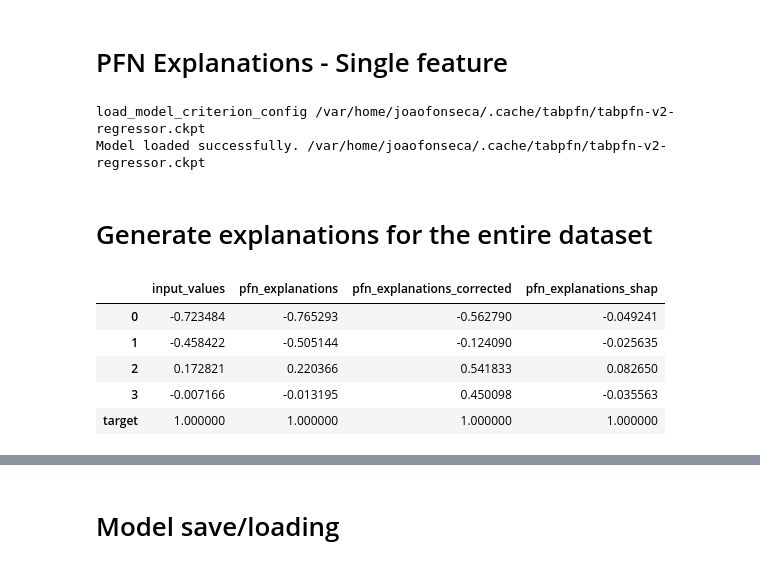
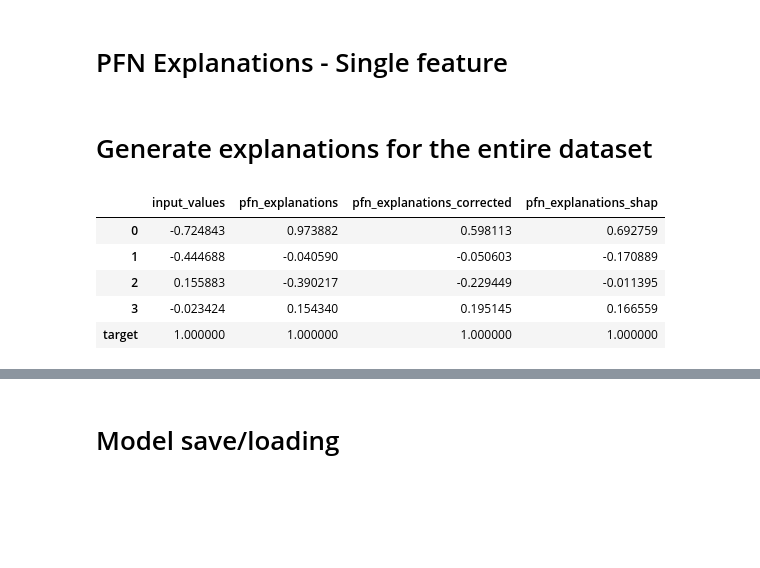
Before and after one commit to joaopfonseca/ExplainerPFN, a Jupyter notebook: notebooks/3-explainerpfn_tests.ipynb, the cells around one changed output, grey strips where cells are left out. Drawn from its saved outputs; the diff is of its cells as text; code cells hidden in the pictures; blank space fills up the shorter version.

Commit message:
EXA work on model training code

```diff
--- a/notebooks/3-explainerpfn_tests.ipynb
+++ b/notebooks/3-explainerpfn_tests.ipynb
@@ -70,59 +77,66 @@ df_shap["target"] = y_pred
+# %%
+all_shap_values = []
+for X, y in tqdm(list(zip([X_train, X_test], [y_train, y_test])), desc="Calculating SHAP values"):
+    X_shap = get_shap_values(X, clf, masker=X_train)
+    df_shap = pd.DataFrame(X_shap.astype(float), columns=df_train.columns.drop("target"))
+    df_shap["target"] = y
+    all_shap_values.append((X_shap, df_shap))
+
+(X_train_shap, df_shap_train), (X_test_shap, df_shap_test) = all_shap_values
 # %% [markdown]
 # PFN Explanations - Single feature
 # %%
 self = SingleFeatureExplainerPFN(feature_idx=1, random_state=42)
-self.fit(X_test, y_pred)
+self.fit(X_train, y_train)
 
 # averaged_logits, outputs, borders = self.forward(X, np.zeros_like(y), 0)
-output = self.predict(X_test, y_pred)
+output = self.predict(X_test, y_test)
-# %% [output]
-load_model_criterion_config /var/home/joaofonseca/.cache/tabpfn/tabpfn-v2-regressor.ckpt
-Model loaded successfully. /var/home/joaofonseca/.cache/tabpfn/tabpfn-v2-regressor.ckpt
 # %% [markdown]
 # Generate explanations for the entire dataset
 # %%
 explanations = np.zeros_like(X_test, dtype=float)
 for i in tqdm(range(X_test.shape[1])):
-    singlepfn = SingleFeatureExplainerPFN(feature_idx=i, random_state=42)
-    singlepfn.fit(X_test, y_pred)
-    explanations[:, i] = singlepfn.predict(X_test, y_pred)
+    singlepfn = SingleFeatureExplainerPFN(feature_idx=i, softmax_temperature=0.9, random_state=42)
+    singlepfn.fit(X_train, y_train)
+    explanations[:, i] = singlepfn.predict(X_test, y_test)
 # %%
-base_value = np.mean(y_pred)
-error = (y_pred - (explanations.sum(axis=1) + base_value))
+# Apply correction to ensure additivity
+base_value = np.mean(y_train)
+error = (y_test - (explanations.sum(axis=1) + base_value))
 error = np.repeat(error.reshape(-1, 1), repeats=explanations.shape[1], axis=1) / explanations.shape[1]
 explanations_corrected = explanations + error
 # %%
 correlations = {}
 
 # Correlation between input values and the predicted target
 correlations["input_values"] = df.corr()["target"]
 
 # Correlation between PFN explanations and the predicted target
 df_explanations = pd.DataFrame(explanations.astype(float), columns=df_train.columns.drop("target"))
-df_explanations["target"] = y_pred
+df_explanations["target"] = y_test
 correlations["pfn_explanations"] = df_explanations.corr()["target"]
 
 # Correlation between the corrected PFN explanations and the predicted target
 df_explanations_corrected = pd.DataFrame(explanations_corrected.astype(float), columns=df_train.columns.drop("target"))
-df_explanations_corrected["target"] = y_pred
+df_explanations_corrected["target"] = y_test
 correlations["pfn_explanations_corrected"] = df_explanations_corrected.corr()["target"]
 
 # Correlation between PFN explanations and SHAP values
 correlations["pfn_explanations_shap"] = pd.Series(
     [
         np.corrcoef(df_explanations_corrected.loc[:, i], df_shap.loc[:, i])[0, 1]
         for i in df_explanations_corrected.columns
     ],
     index=df_explanations_corrected.columns
 )
 
 pd.DataFrame(correlations)
 # %% [output]
 |  | input_values | pfn_explanations | pfn_explanations_corrected | pfn_explanations_shap |
-| 0 | -0.723484 | -0.765293 | -0.562790 | -0.049241 |
-| 1 | -0.458422 | -0.505144 | -0.124090 | -0.025635 |
-| 2 | 0.172821 | 0.220366 | 0.541833 | 0.082650 |
-| 3 | -0.007166 | -0.013195 | 0.450098 | -0.035563 |
+| 0 | -0.724843 | 0.973882 | 0.598113 | 0.692759 |
+| 1 | -0.444688 | -0.040590 | -0.050603 | -0.170889 |
+| 2 | 0.155883 | -0.390217 | -0.229449 | -0.011395 |
+| 3 | -0.023424 | 0.154340 | 0.195145 | 0.166559 |
 | target | 1.000000 | 1.000000 | 1.000000 | 1.000000 |
 # %%
 label_data = {
```
Also changed, not shown: parts of 12 cells of this notebook.
